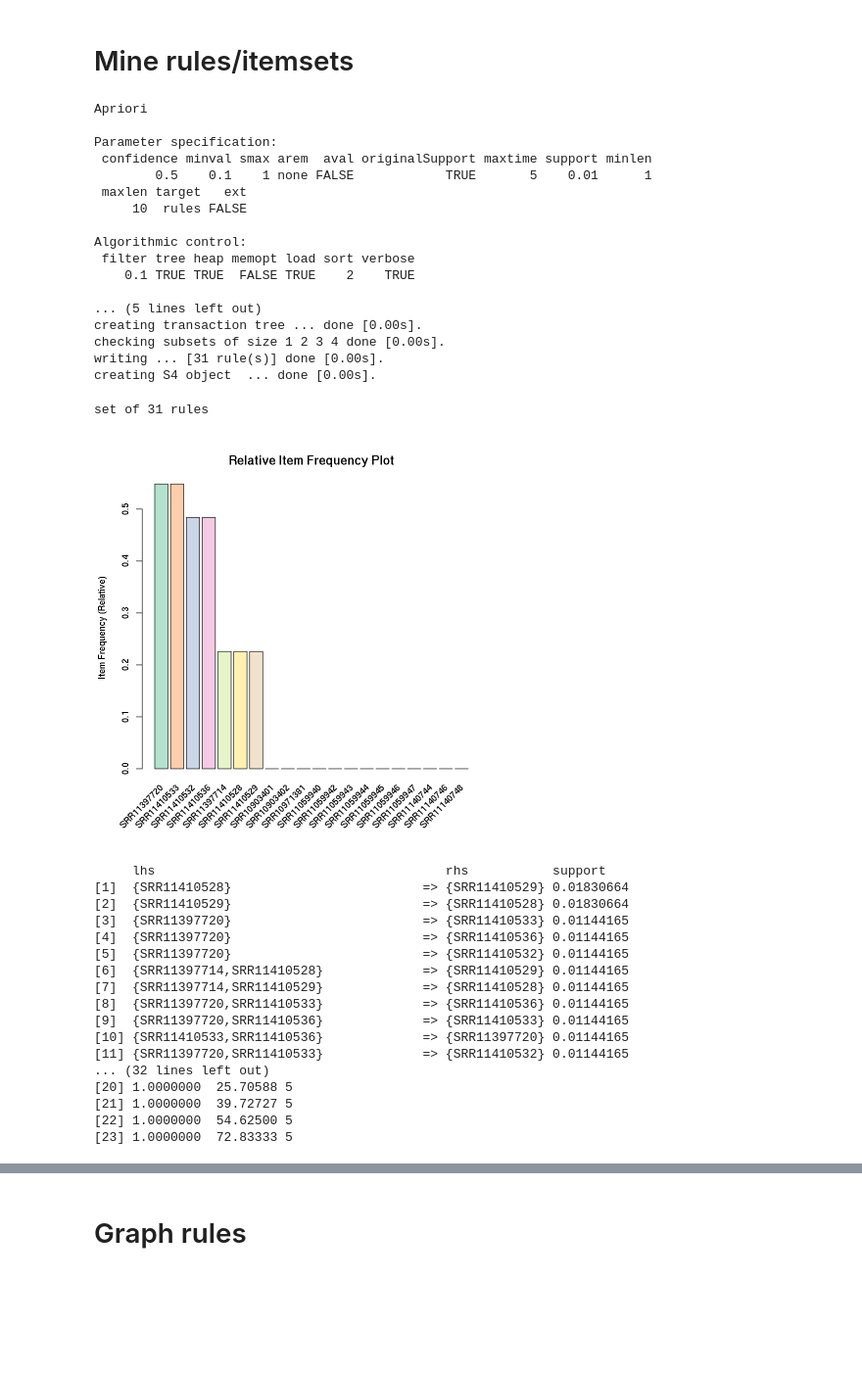
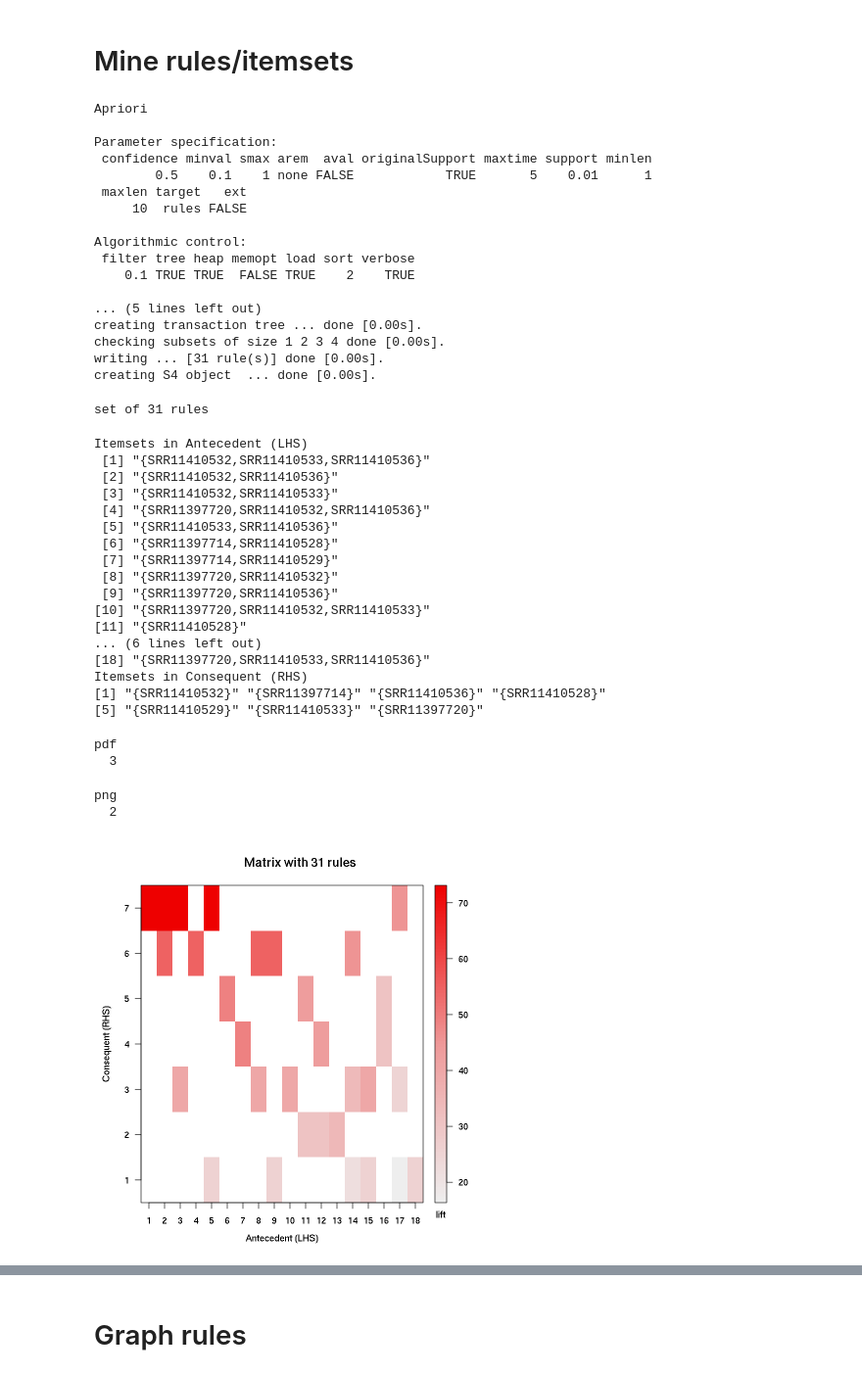
Before and after one commit to apetkau/comp7944-project, a Jupyter notebook: analysis/snv-data/snv-mining.ipynb, the cells around one changed output, grey strips where cells are left out. Shown at 98% size. Cells and saved outputs as stored; diff of their text form; code cells hidden in the pictures; blank space fills up the shorter version.

Commit message:
Updating SNV rules

```diff
--- a/analysis/snv-data/snv-mining.ipynb
+++ b/analysis/snv-data/snv-mining.ipynb
@@ -60,13 +87,6 @@ sizes
 # %%
 snv_rules <- apriori(snv_data_transactions, parameter=list(support=0.01, confidence=0.5, target="rules"))
 snv_rules
-
-arules::itemFrequencyPlot(items(snv_rules),
-    topN=20,
-    col=brewer.pal(8,'Pastel2'),
-    main='Relative Item Frequency Plot',
-    type="relative",
-    ylab="Item Frequency (Relative)")
 # %% [output]
 Apriori
 
@@ -86,24 +106,30 @@ checking subsets of size 1 2 3 4 done [0.00s].
 writing ... [31 rule(s)] done [0.00s].
 creating S4 object  ... done [0.00s].
 set of 31 rules
-[figure, removed]
-# %%
-inspect(snv_rules)
-# %% [output]
-     lhs                                      rhs           support
-[1]  {SRR11410528}                         => {SRR11410529} 0.01830664
-[2]  {SRR11410529}                         => {SRR11410528} 0.01830664
-[3]  {SRR11397720}                         => {SRR11410533} 0.01144165
-[4]  {SRR11397720}                         => {SRR11410536} 0.01144165
-[5]  {SRR11397720}                         => {SRR11410532} 0.01144165
-[6]  {SRR11397714,SRR11410528}             => {SRR11410529} 0.01144165
-[7]  {SRR11397714,SRR11410529}             => {SRR11410528} 0.01144165
-[8]  {SRR11397720,SRR11410533}             => {SRR11410536} 0.01144165
-[9]  {SRR11397720,SRR11410536}             => {SRR11410533} 0.01144165
-[10] {SRR11410533,SRR11410536}             => {SRR11397720} 0.01144165
-[11] {SRR11397720,SRR11410533}             => {SRR11410532} 0.01144165
-... (32 lines left out)
-[20] 1.0000000  25.70588 5
-[21] 1.0000000  39.72727 5
-[22] 1.0000000  54.62500 5
-[23] 1.0000000  72.83333 5
+# %%
+plot(snv_rules, method="matrix", measure="lift")
+dev.copy(pdf, "snv-matrix.pdf")
+dev.off()
+# %% [output]
+Itemsets in Antecedent (LHS)
+ [1] "{SRR11410532,SRR11410533,SRR11410536}"
+ [2] "{SRR11410532,SRR11410536}"
+ [3] "{SRR11410532,SRR11410533}"
+ [4] "{SRR11397720,SRR11410532,SRR11410536}"
+ [5] "{SRR11410533,SRR11410536}"
+ [6] "{SRR11397714,SRR11410528}"
+ [7] "{SRR11397714,SRR11410529}"
+ [8] "{SRR11397720,SRR11410532}"
+ [9] "{SRR11397720,SRR11410536}"
+[10] "{SRR11397720,SRR11410532,SRR11410533}"
+[11] "{SRR11410528}"
+... (6 lines left out)
+[18] "{SRR11397720,SRR11410533,SRR11410536}"
+Itemsets in Consequent (RHS)
+[1] "{SRR11410532}" "{SRR11397714}" "{SRR11410536}" "{SRR11410528}"
+[5] "{SRR11410529}" "{SRR11410533}" "{SRR11397720}"
+pdf
+  3
+png
+  2
+[figure, added]
```
Also changed, not shown: parts of 8 cells of this notebook, 8 other files.
